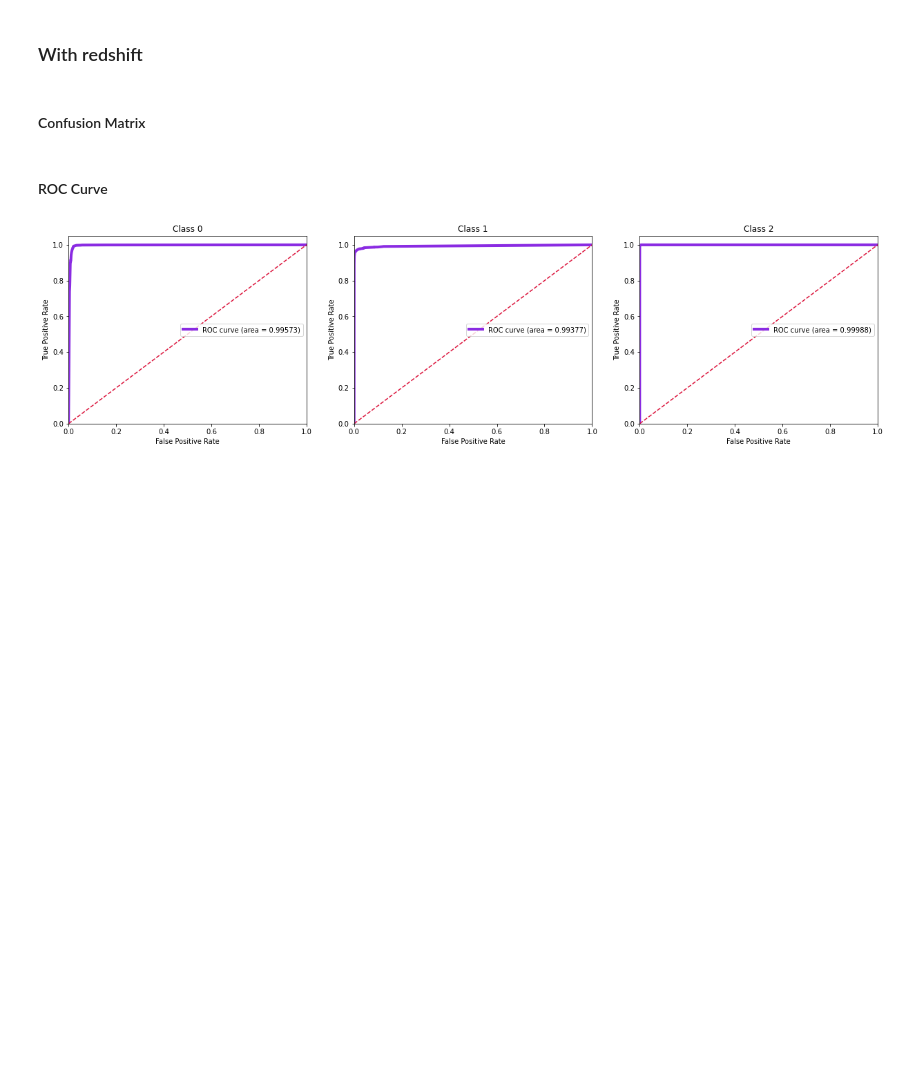
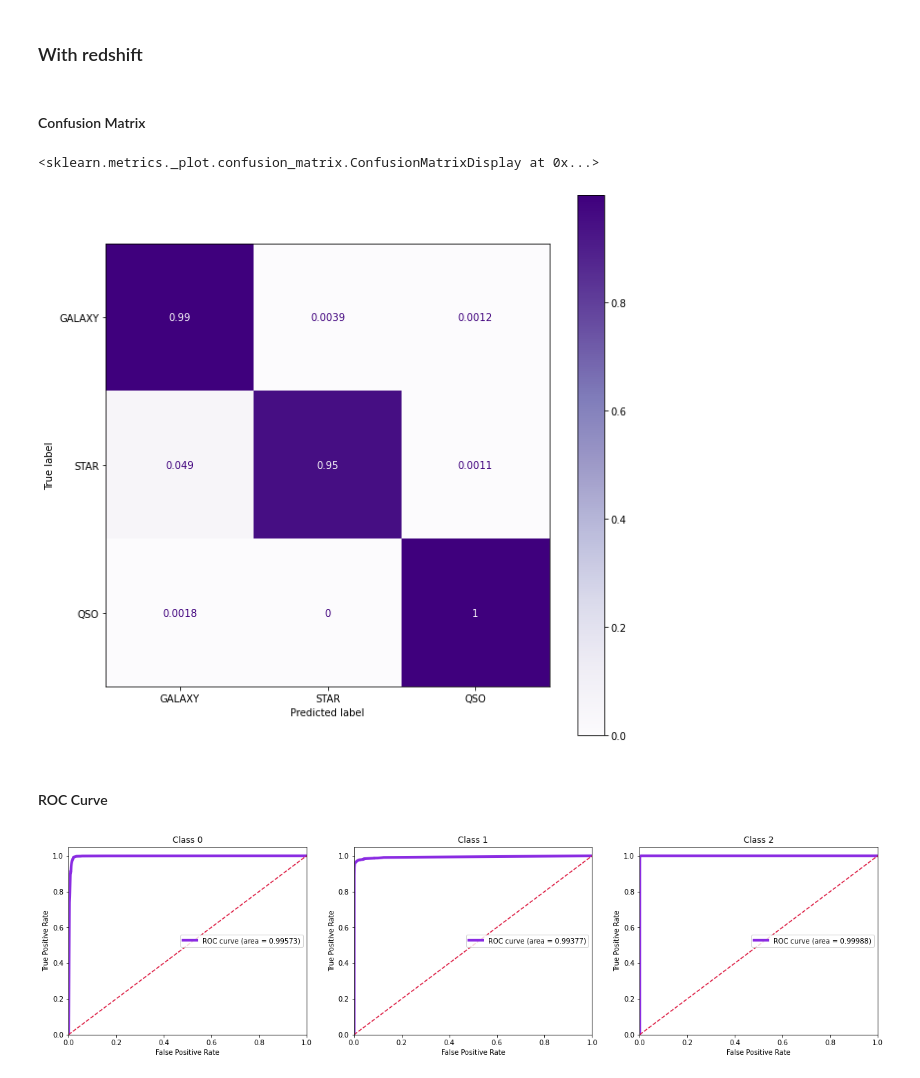
Before and after one commit to LyndaATT/Spatial-Classification, a Jupyter notebook: all.ipynb, the cells around one changed output. Saved outputs shown, nothing was run; the diff lists cells and outputs as text; code cells hidden in the pictures; blank space fills up the shorter version.

Commit message:
Rajout matrice confusion

```diff
--- a/all.ipynb
+++ b/all.ipynb
@@ -711,6 +712,14 @@ from sklearn.metrics import roc_curve, auc
 ### With redshift
 # %% [markdown]
 #### Confusion Matrix
+# %%
+fig2, ax2 = plt.subplots(figsize=(10, 10))
+plot_confusion_matrix(model6ft, X_test6ft, Y_test6ft,
+                      display_labels=['GALAXY', 'STAR', 'QSO'],
+                      normalize='true',cmap=plt.cm.Purples, ax=ax2)
+# %% [output]
+<sklearn.metrics._plot.confusion_matrix.ConfusionMatrixDisplay at 0x...>
+[figure, added]
 # %% [markdown]
 #### ROC Curve
 # %%
```
Also changed, not shown: parts of 2 cells of this notebook.
